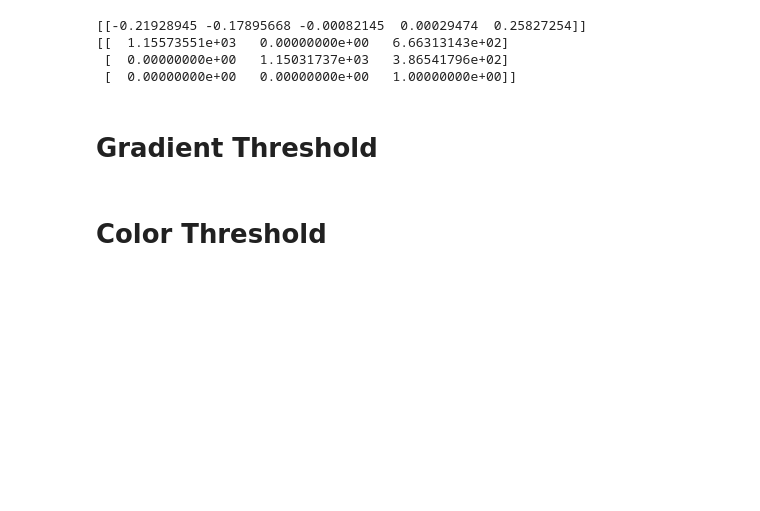
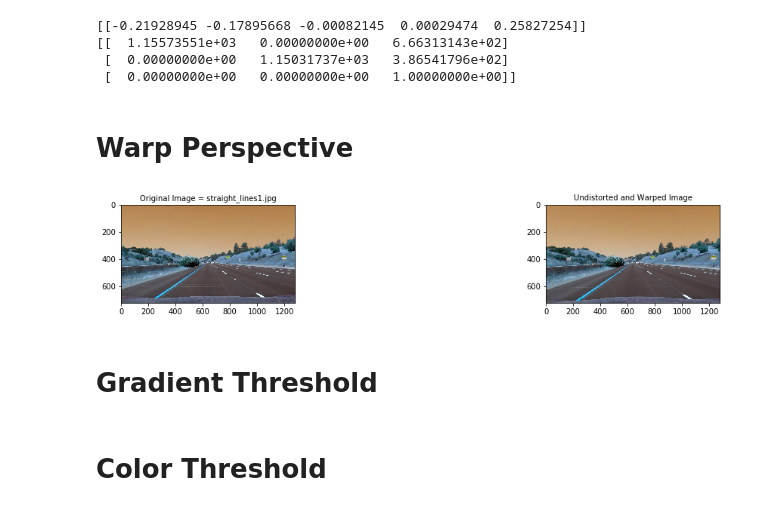
Before and after one commit to samiriff/Advanced-Lane-Line-Detection, a Jupyter notebook: P2.ipynb, the cells around one changed output. Saved outputs shown, nothing was run; the diff lists cells and outputs as text; code cells hidden in the pictures; blank space fills up the shorter version.

```diff
--- a/P2.ipynb
+++ b/P2.ipynb
@@ -138,3 +139,5 @@ print(mtx)
 [[  1.15573551e+03   0.00000000e+00   6.66313143e+02]
  [  0.00000000e+00   1.15031737e+03   3.86541796e+02]
  [  0.00000000e+00   0.00000000e+00   1.00000000e+00]]
+# %% [markdown]
+# Warp Perspective
@@ -141,3 +195,25 @@ print(mtx)
+# %%
+def corners_unwarp_from_path(path, mtx, dist):
+    images = glob.glob(path)
+    nx = 9
+    ny = 6
+    for fname in images:
+        img = cv2.imread(fname)
+        top_down, perspective_M = corners_unwarp(img, nx, ny, mtx, dist)
+
+        f, (ax1, ax2) = plt.subplots(1, 2, figsize=(15, 2))
+        f.tight_layout()
+        ax1.imshow(img)
+        ax1.set_title('Original Image = ' + fname.split('/')[2], fontsize=10)
+        ax2.imshow(top_down)
+        ax2.set_title('Undistorted and Warped Image', fontsize=10)
+        plt.subplots_adjust(left=0., right=1, top=0.9, bottom=0.)
+
+        cv2.imwrite('./output_images/warped_images/' + fname.split('/')[2], top_down)
+
+corners_unwarp_from_path('./test_images/straight_lines1.jpg', mtx, dist)
+# %% [output]
+[figure, added]
 # %% [markdown]
 # Gradient Threshold
 # %%
```
Also changed, not shown: parts of 10 cells of this notebook, 23 other files.
